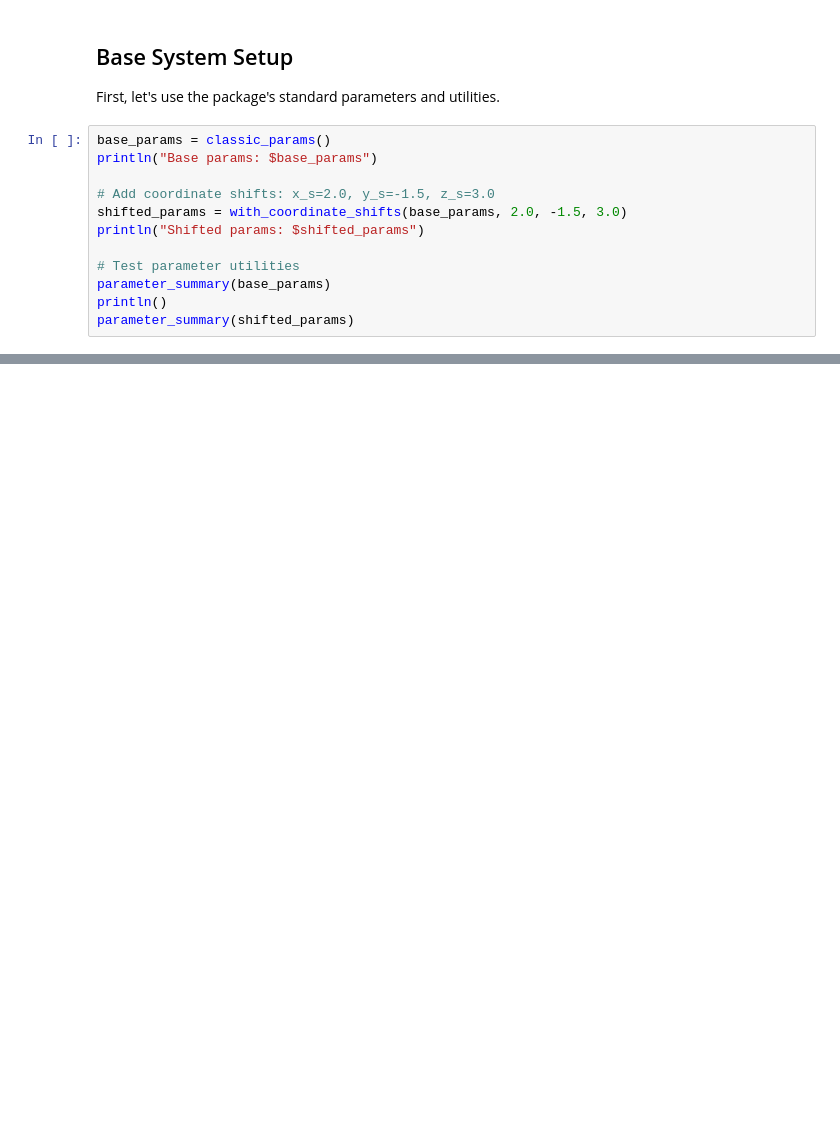
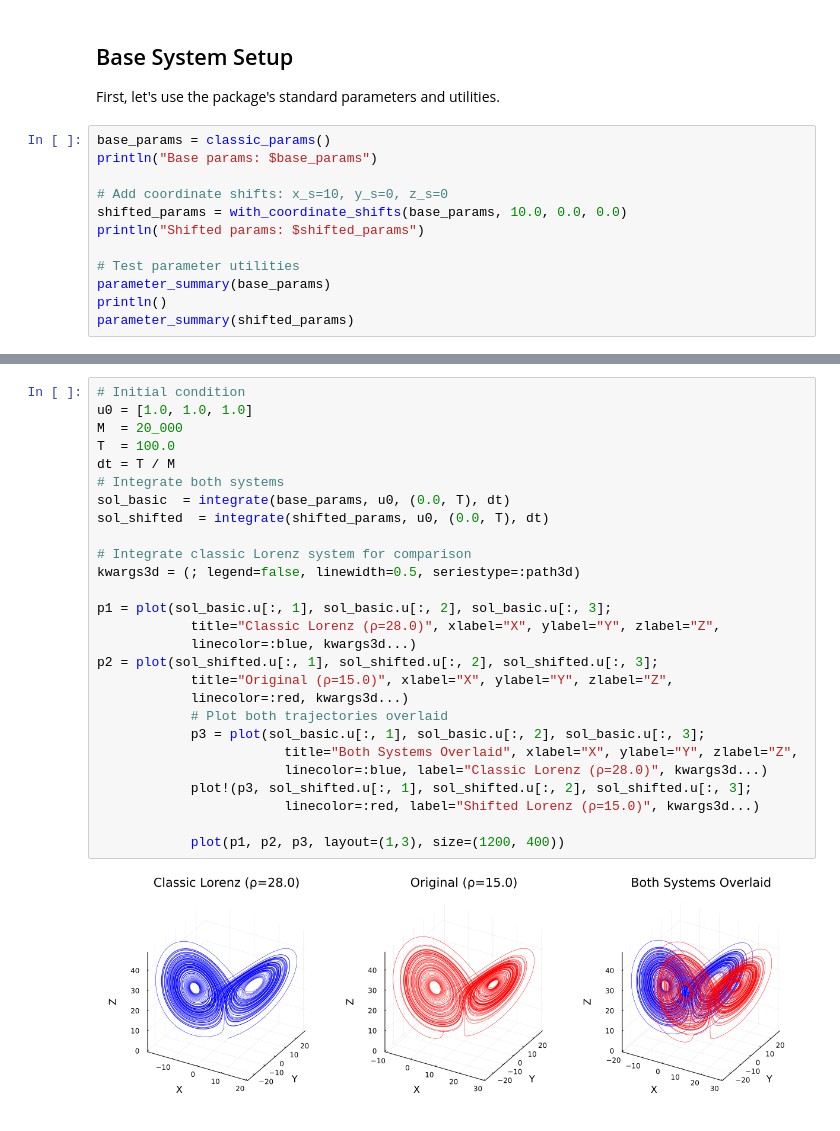
Before and after one commit to nviebig/LorenzParameterEstimation, a Jupyter notebook: examples/test_cases_milan/coordinate_shifts_test.ipynb, the cells around one changed output, grey strips where cells are left out. Drawn from its saved outputs; the diff is of its cells as text; blank space fills up the shorter version.

```diff
--- a/examples/test_cases_milan/coordinate_shifts_test.ipynb
+++ b/examples/test_cases_milan/coordinate_shifts_test.ipynb
@@ -42,8 +47,8 @@ First, let's use the package's standard parameters and utilities.
 base_params = classic_params()
 println("Base params: $base_params")
 
-# Add coordinate shifts: x_s=2.0, y_s=-1.5, z_s=3.0
-shifted_params = with_coordinate_shifts(base_params, 2.0, -1.5, 3.0)
+# Add coordinate shifts: x_s=10, y_s=0, z_s=0
+shifted_params = with_coordinate_shifts(base_params, 10.0, 0.0, 0.0)
 println("Shifted params: $shifted_params")
 
 # Test parameter utilities
@@ -52,0 +70,29 @@ parameter_summary(shifted_params)
+# %%
+# Initial condition
+u0 = [1.0, 1.0, 1.0]
+M  = 20_000
+T  = 100.0
+dt = T / M
+# Integrate both systems
+sol_basic  = integrate(base_params, u0, (0.0, T), dt)
+sol_shifted  = integrate(shifted_params, u0, (0.0, T), dt)
+
+# Integrate classic Lorenz system for comparison
+kwargs3d = (; legend=false, linewidth=0.5, seriestype=:path3d)
+
+p1 = plot(sol_basic.u[:, 1], sol_basic.u[:, 2], sol_basic.u[:, 3];
+            title="Classic Lorenz (ρ=28.0)", xlabel="X", ylabel="Y", zlabel="Z",
+            linecolor=:blue, kwargs3d...)
+p2 = plot(sol_shifted.u[:, 1], sol_shifted.u[:, 2], sol_shifted.u[:, 3];
+            title="Original (ρ=15.0)", xlabel="X", ylabel="Y", zlabel="Z",
+            linecolor=:red, kwargs3d...)
+            # Plot both trajectories overlaid
+            p3 = plot(sol_basic.u[:, 1], sol_basic.u[:, 2], sol_basic.u[:, 3];
+                        title="Both Systems Overlaid", xlabel="X", ylabel="Y", zlabel="Z",
+                        linecolor=:blue, label="Classic Lorenz (ρ=28.0)", kwargs3d...)
+            plot!(p3, sol_shifted.u[:, 1], sol_shifted.u[:, 2], sol_shifted.u[:, 3];
+                        linecolor=:red, label="Shifted Lorenz (ρ=15.0)", kwargs3d...)
+
+            plot(p1, p2, p3, layout=(1,3), size=(1200, 400))
+# %% [output]
+[figure, added]
```
Also changed, not shown: parts of 3 cells of this notebook, 3 other files.
